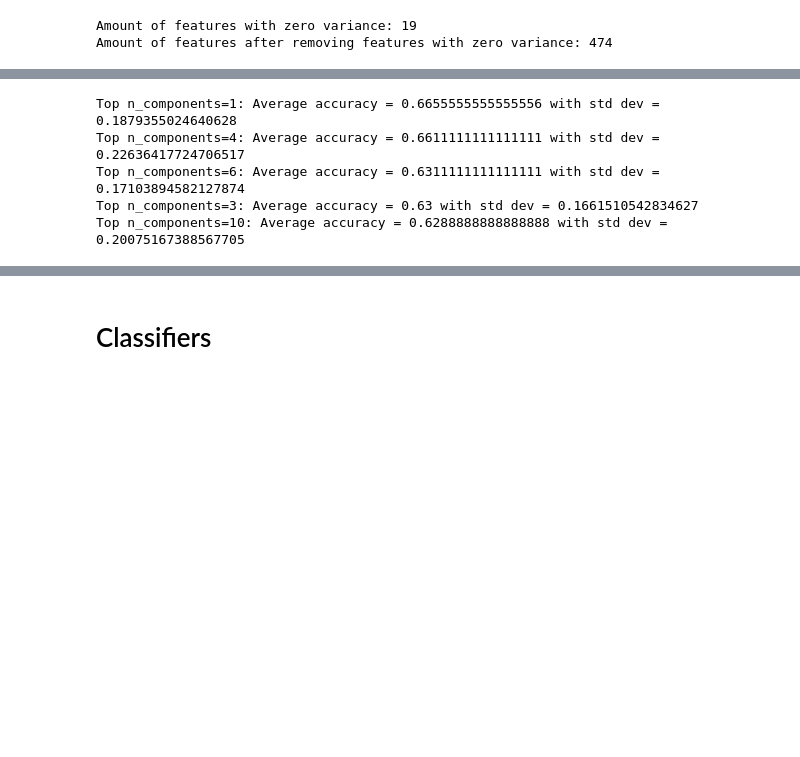
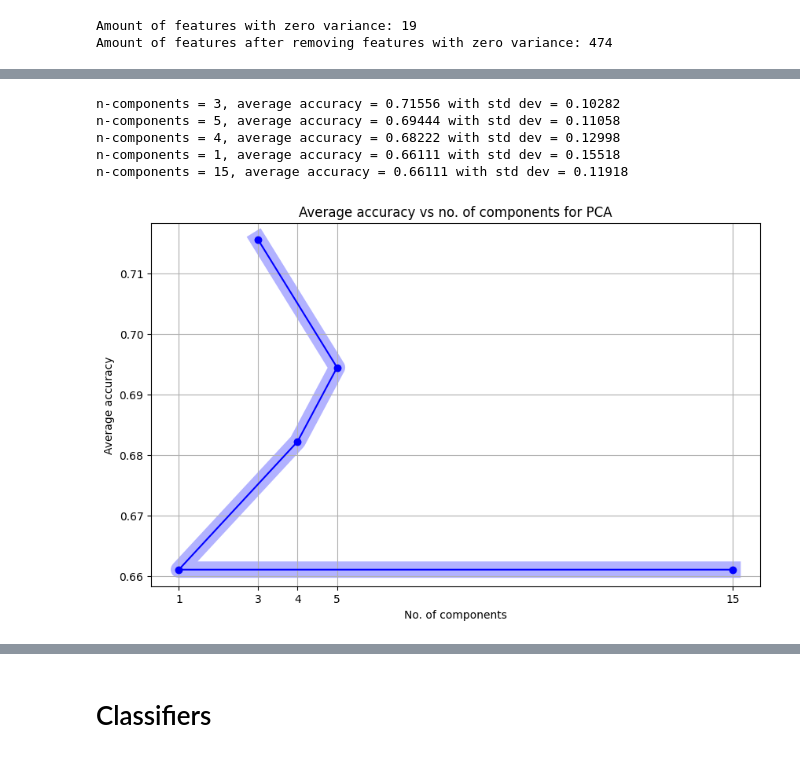
Before and after one commit to AnoukBloemen/TM10007_ML_Project, a Jupyter notebook: assignment.ipynb, the cells around one changed output, grey strips where cells are left out. Drawn from its saved outputs; the diff is of its cells as text; code cells hidden in the pictures; blank space fills up the shorter version.

```diff
--- a/assignment.ipynb
+++ b/assignment.ipynb
@@ -252,42 +247,57 @@ Average accuracy for k=10: 0.6622222222222222
 # %%
-# Stel de StratifiedKFold cross-validation in
 skf = StratifiedKFold(n_splits=10, shuffle=True, random_state=42)
+results = []
+max_components = min(X_train_zv.shape[1], X_train_zv.shape[0] - 1)
 
-# Lijst om de gemiddelde nauwkeurigheid en standaarddeviatie voor elk aantal componenten op te slaan
-results = []
-
-max_components = min(X_train_zv.shape[1], X_train_zv.shape[0] - 1)
-for n_components in range(1, max_components + 1):
+for n_components in range(1, max_components + 1) :
     pca = PCA(n_components=n_components)
     X_train_pca = pca.fit_transform(X_train_zv)
 
     accuracies = []
 
     for train_index, test_index in skf.split(X_train_pca, Y_train):
         X_fold_train, X_fold_test = X_train_pca[train_index], X_train_pca[test_index]
         y_fold_train, y_fold_test = Y_train.iloc[train_index], Y_train.iloc[test_index]
 
+        # Train kNN-model
         knn_model = KNeighborsClassifier()
         knn_model.fit(X_fold_train, y_fold_train)
 
+        # Predict and evaluate accuracy
         predictions = knn_model.predict(X_fold_test)
         accuracy = accuracy_score(y_fold_test, predictions)
         accuracies.append(accuracy)
 
     average_accuracy = np.mean(accuracies)
     std_dev = np.std(accuracies)
     results.append((n_components, average_accuracy, std_dev))
 
-# Sorteer de resultaten op nauwkeurigheid en print de top 5 met hun standaarddeviatie
+# Sort results on accuracy, print top 5 with SD
 top_results = sorted(results, key=lambda x: x[1], reverse=True)[:5]
+n_values_top = [result[0] for result in top_results]
+accuracies_top = [result[1] for result in top_results]
+
 for n_components, accuracy, std_dev in top_results:
-    print(f"Top n_components={n_components}: Average accuracy = {accuracy} with std dev = {std_dev}")
+    print(f"n-components = {n_components}, average accuracy = {accuracy:.5f} with std dev = {std_dev:.5f}")
+
+
+
+plt.figure(figsize=(10,6))
+plt.plot(list(n_values_top), accuracies_top, marker='o', linestyle='-', color='blue', linewidth=15, alpha=0.3, zorder=1)
+plt.plot(list(n_values_top), accuracies_top, marker='o', linestyle='-', color='blue')
+plt.title('Average accuracy vs no. of components for PCA')
+plt.xlabel('No. of components')
+plt.ylabel('Average accuracy')
+plt.grid(True)
+plt.xticks(list(n_values_top))
+plt.show()
 # %% [output]
-Top n_components=1: Average accuracy = 0.6655555555555556 with std dev = 0.1879355024640628
-Top n_components=4: Average accuracy = 0.6611111111111111 with std dev = 0.22636417724706517
-Top n_components=6: Average accuracy = 0.6311111111111111 with std dev = 0.17103894582127874
-Top n_components=3: Average accuracy = 0.63 with std dev = 0.1661510542834627
-Top n_components=10: Average accuracy = 0.6288888888888888 with std dev = 0.20075167388567705
+n-components = 3, average accuracy = 0.71556 with std dev = 0.10282
+n-components = 5, average accuracy = 0.69444 with std dev = 0.11058
+n-components = 4, average accuracy = 0.68222 with std dev = 0.12998
+n-components = 1, average accuracy = 0.66111 with std dev = 0.15518
+n-components = 15, average accuracy = 0.66111 with std dev = 0.11918
+[figure, added]
 # %%
 # Feature selection using K best - ANOVA squared test
 cv = StratifiedKfold(n_splits=10)
```
Also changed, not shown: parts of 17 cells of this notebook.
